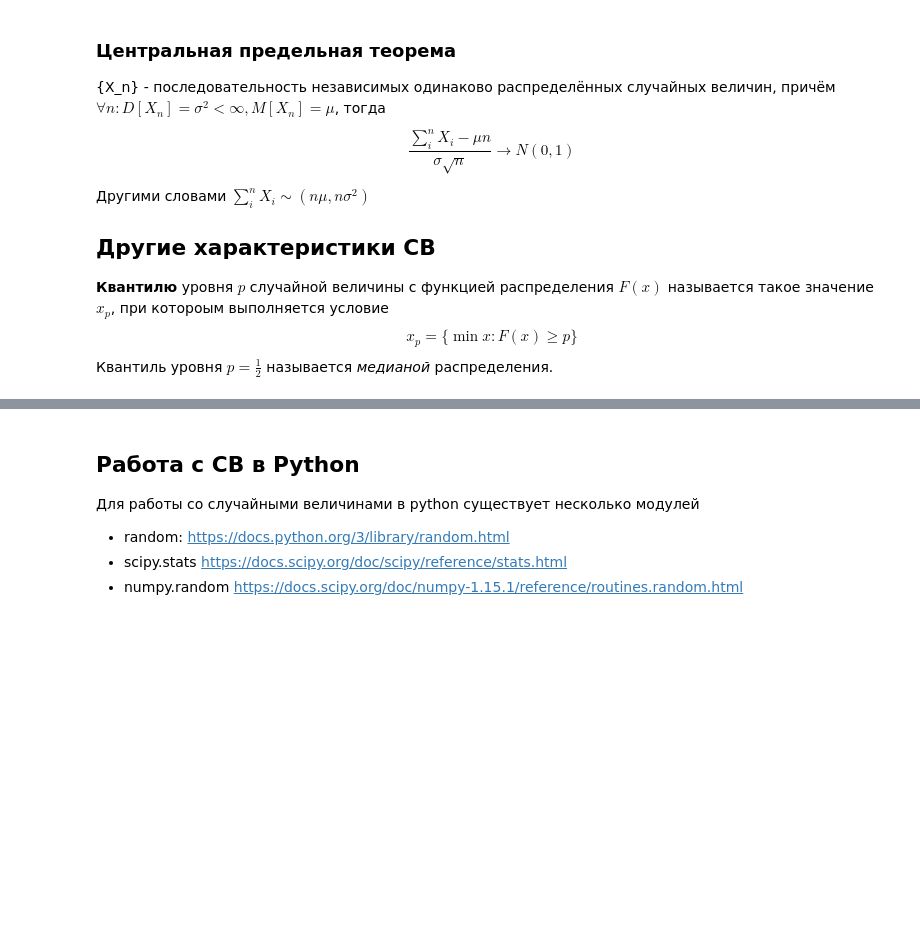
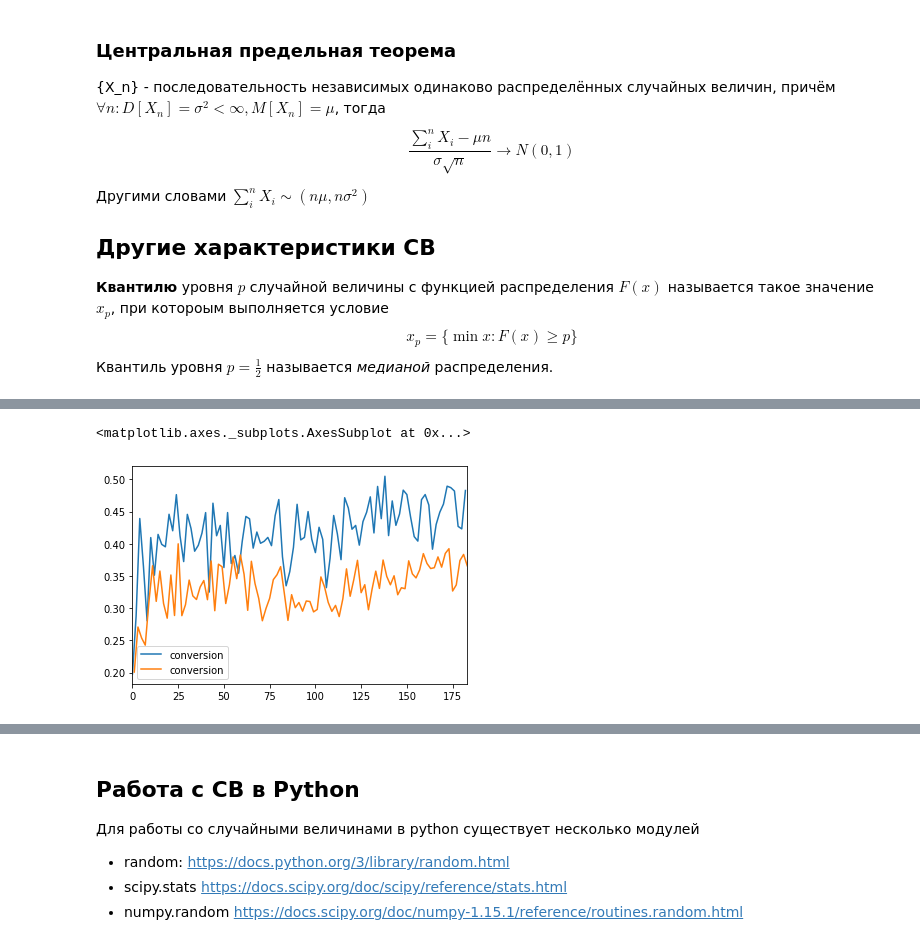
Before and after one commit to adzhumurat/data_management, a Jupyter notebook: docker_compose/data_client/app/jupyter_notebooks/probability.ipynb, the cells around one changed output, grey strips where cells are left out. Cells and saved outputs as stored; diff of their text form; code cells hidden in the pictures; blank space fills up the shorter version.

```diff
--- a/docker_compose/data_client/app/jupyter_notebooks/probability.ipynb
+++ b/docker_compose/data_client/app/jupyter_notebooks/probability.ipynb
@@ -339,0 +395,12 @@ $$
+# %%
+%matplotlib inline
+
+df1 = conversion_df[conversion_df['subsite_title']=='Windows 10']
+df2 = conversion_df[conversion_df['subsite_title']=='xboxOne']
+
+
+ax = df1.plot()
+df2.plot(ax=ax)
+# %% [output]
+<matplotlib.axes._subplots.AxesSubplot at 0x...>
+[figure, added]
```
Also changed, not shown: parts of 4 cells of this notebook.
